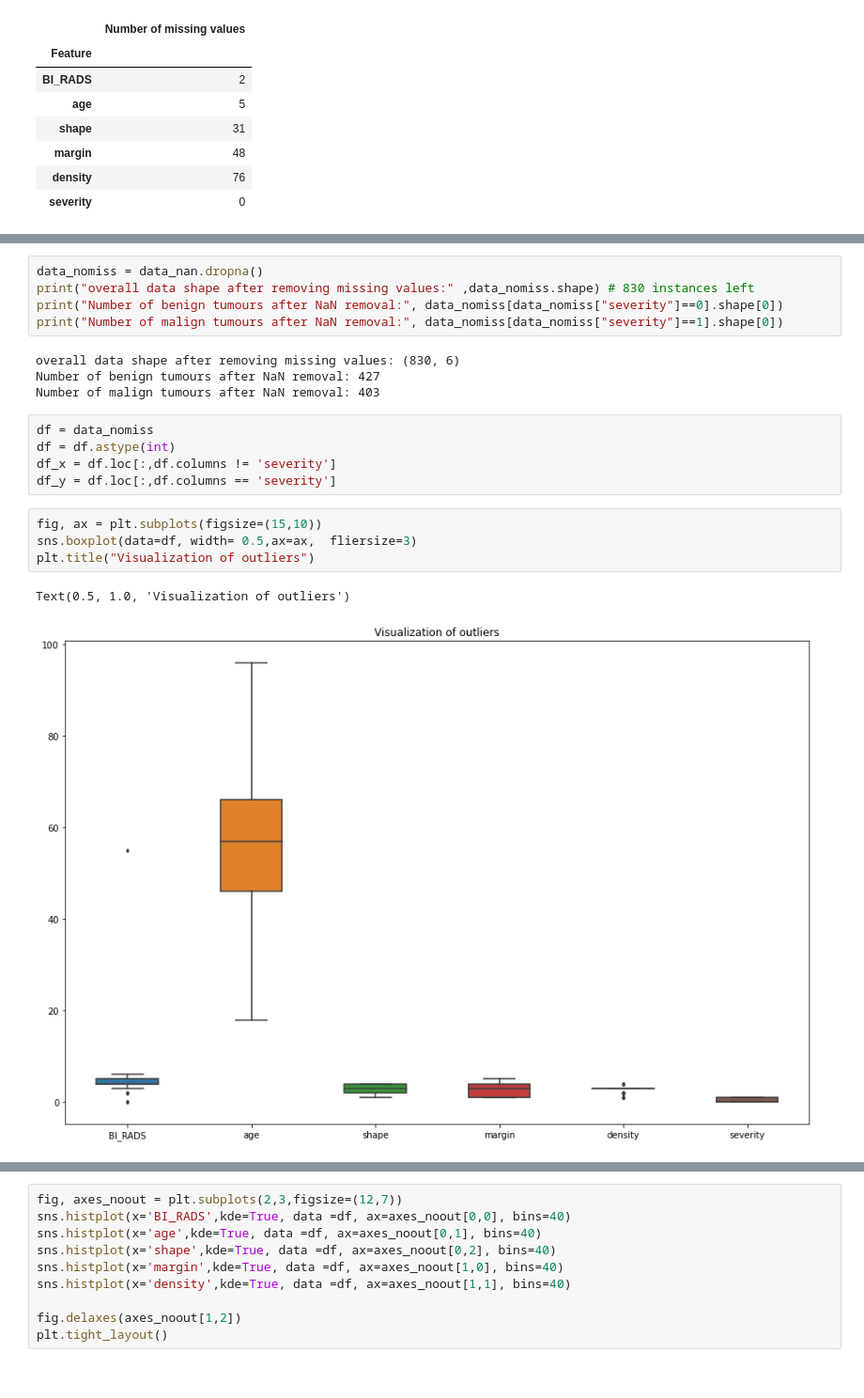
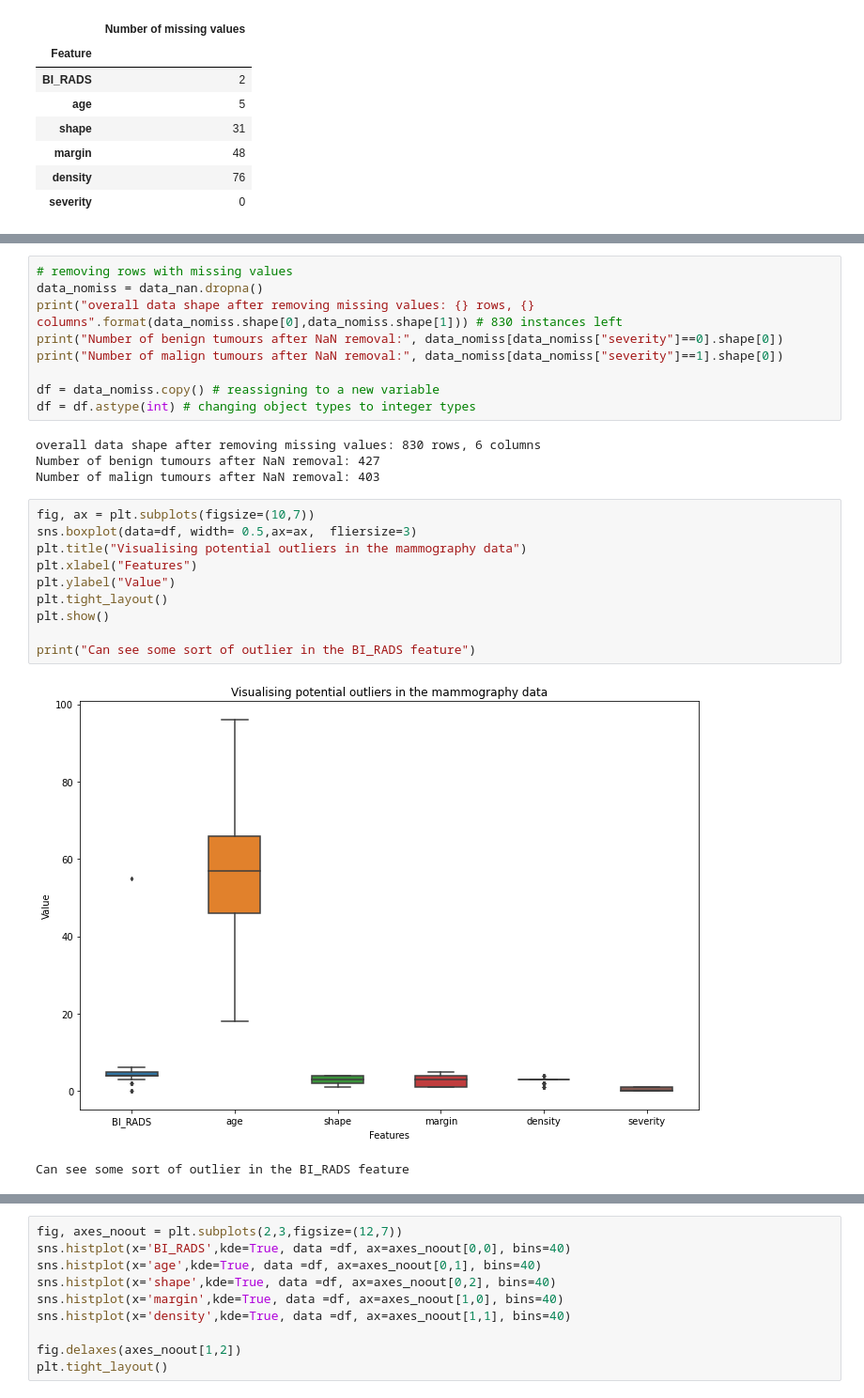
Before and after one commit to florencejt/Mammogram-ML-exploration, a Jupyter notebook: mammogram_data.ipynb, the cells around one changed output, grey strips where cells are left out. Shown: that part at 94% size. Cells and saved outputs as stored; diff of their text form.

```diff
--- a/mammogram_data.ipynb
+++ b/mammogram_data.ipynb
@@ -83,21 +76,26 @@ dtype: int64
 # %%
+# removing rows with missing values
 data_nomiss = data_nan.dropna()
-print("overall data shape after removing missing values:" ,data_nomiss.shape) # 830 instances left
+print("overall data shape after removing missing values: {} rows, {} columns".format(data_nomiss.shape[0],data_nomiss.shape[1])) # 830 instances left
 print("Number of benign tumours after NaN removal:", data_nomiss[data_nomiss["severity"]==0].shape[0])
 print("Number of malign tumours after NaN removal:", data_nomiss[data_nomiss["severity"]==1].shape[0])
+
+df = data_nomiss.copy() # reassigning to a new variable
+df = df.astype(int) # changing object types to integer types
 # %% [output]
-overall data shape after removing missing values: (830, 6)
+overall data shape after removing missing values: 830 rows, 6 columns
 Number of benign tumours after NaN removal: 427
 Number of malign tumours after NaN removal: 403
-# %%
-df = data_nomiss
-df = df.astype(int)
-df_x = df.loc[:,df.columns != 'severity']
-df_y = df.loc[:,df.columns == 'severity']
 # %%
-fig, ax = plt.subplots(figsize=(15,10))
+fig, ax = plt.subplots(figsize=(10,7))
 sns.boxplot(data=df, width= 0.5,ax=ax,  fliersize=3)
-plt.title("Visualization of outliers")
+plt.title("Visualising potential outliers in the mammography data")
+plt.xlabel("Features")
+plt.ylabel("Value")
+plt.tight_layout()
+plt.show()
+
+print("Can see some sort of outlier in the BI_RADS feature")
 # %% [output]
+[figure, new version]
-Text(0.5, 1.0, 'Visualization of outliers')
+Can see some sort of outlier in the BI_RADS feature
-[figure, old version]
```
Also changed, not shown: parts of 38 cells of this notebook.
